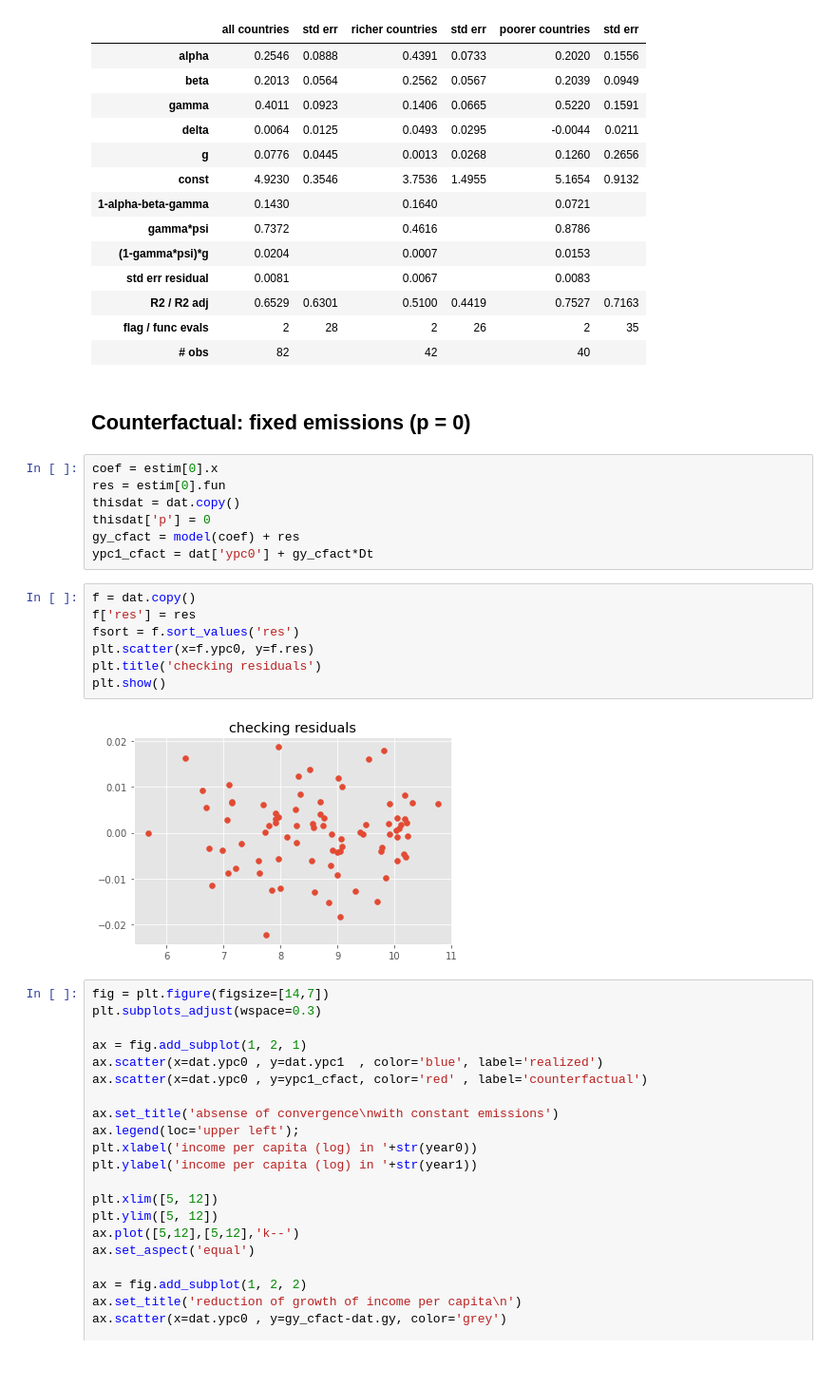
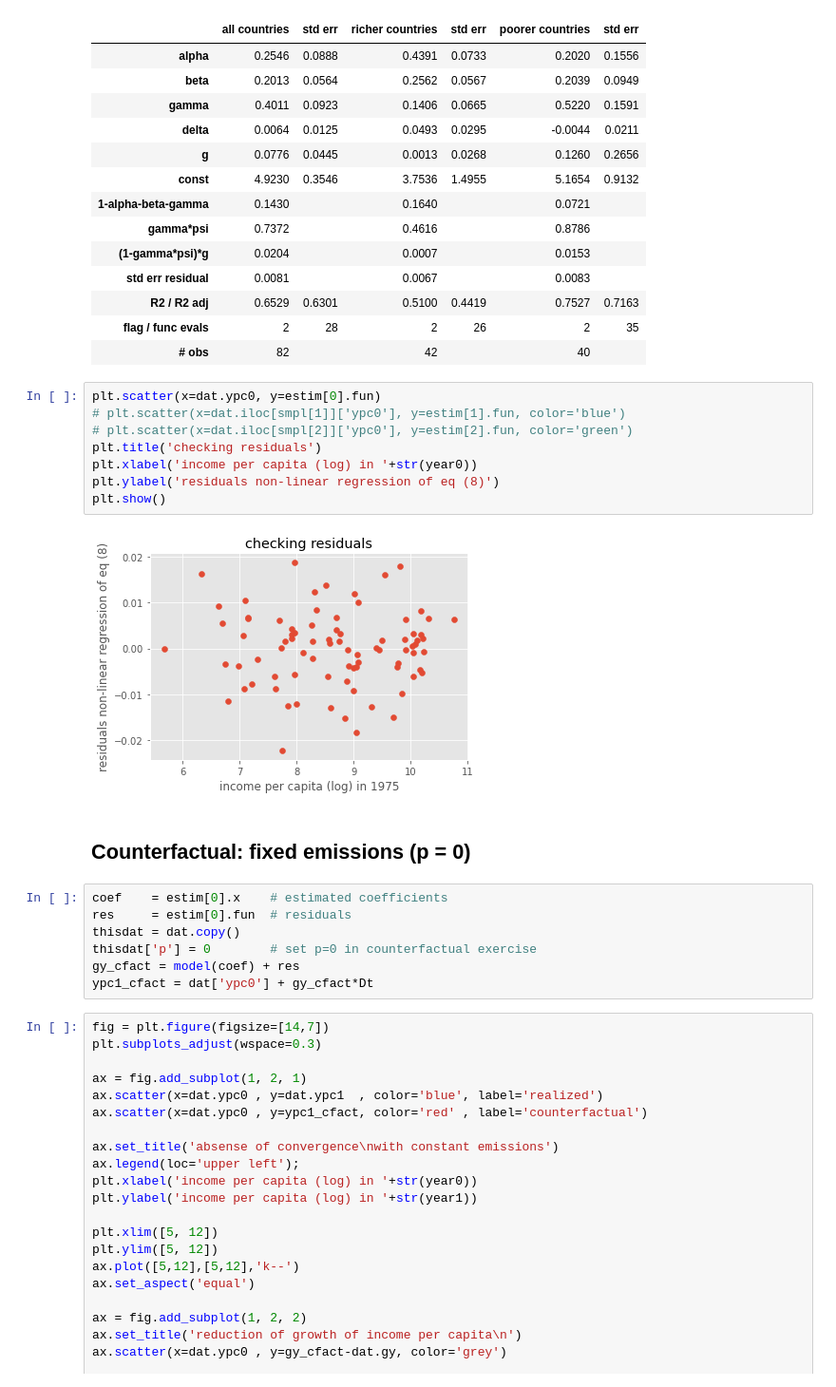
Before and after one commit to ylengwiler/ClimateVersusConvergence, a Jupyter notebook: ClimateVersusConvergence.ipynb, the cells around one changed output. Shown at 95% size. Saved outputs shown, nothing was run; the diff lists cells and outputs as text.

```diff
--- a/ClimateVersusConvergence.ipynb
+++ b/ClimateVersusConvergence.ipynb
@@ -336,24 +331,25 @@ equation (8), nonlinear
 | R2 / R2 adj | 0.6529 | 0.6301 | 0.5100 | 0.4419 | 0.7527 | 0.7163 |
 | flag / func evals | 2 | 28 | 2 | 26 | 2 | 35 |
 | # obs | 82 |  | 42 |  | 40 |  |
+# %%
+plt.scatter(x=dat.ypc0, y=estim[0].fun)
+# plt.scatter(x=dat.iloc[smpl[1]]['ypc0'], y=estim[1].fun, color='blue')
+# plt.scatter(x=dat.iloc[smpl[2]]['ypc0'], y=estim[2].fun, color='green')
+plt.title('checking residuals')
+plt.xlabel('income per capita (log) in '+str(year0))
+plt.ylabel('residuals non-linear regression of eq (8)')
+plt.show()
+# %% [output]
+[figure, added]
 # %% [markdown]
 ## Counterfactual: fixed emissions (p = 0)
 # %%
-coef = estim[0].x
-res = estim[0].fun
+coef    = estim[0].x    # estimated coefficients
+res     = estim[0].fun  # residuals
 thisdat = dat.copy()
-thisdat['p'] = 0
+thisdat['p'] = 0        # set p=0 in counterfactual exercise
 gy_cfact = model(coef) + res
 ypc1_cfact = dat['ypc0'] + gy_cfact*Dt
-# %%
-f = dat.copy()
-f['res'] = res
-fsort = f.sort_values('res')
-plt.scatter(x=f.ypc0, y=f.res)
-plt.title('checking residuals')
-plt.show()
-# %% [output]
-[figure, removed]
 # %%
 fig = plt.figure(figsize=[14,7])
 plt.subplots_adjust(wspace=0.3)
```
Also changed, not shown: parts of 1 cell of this notebook.
